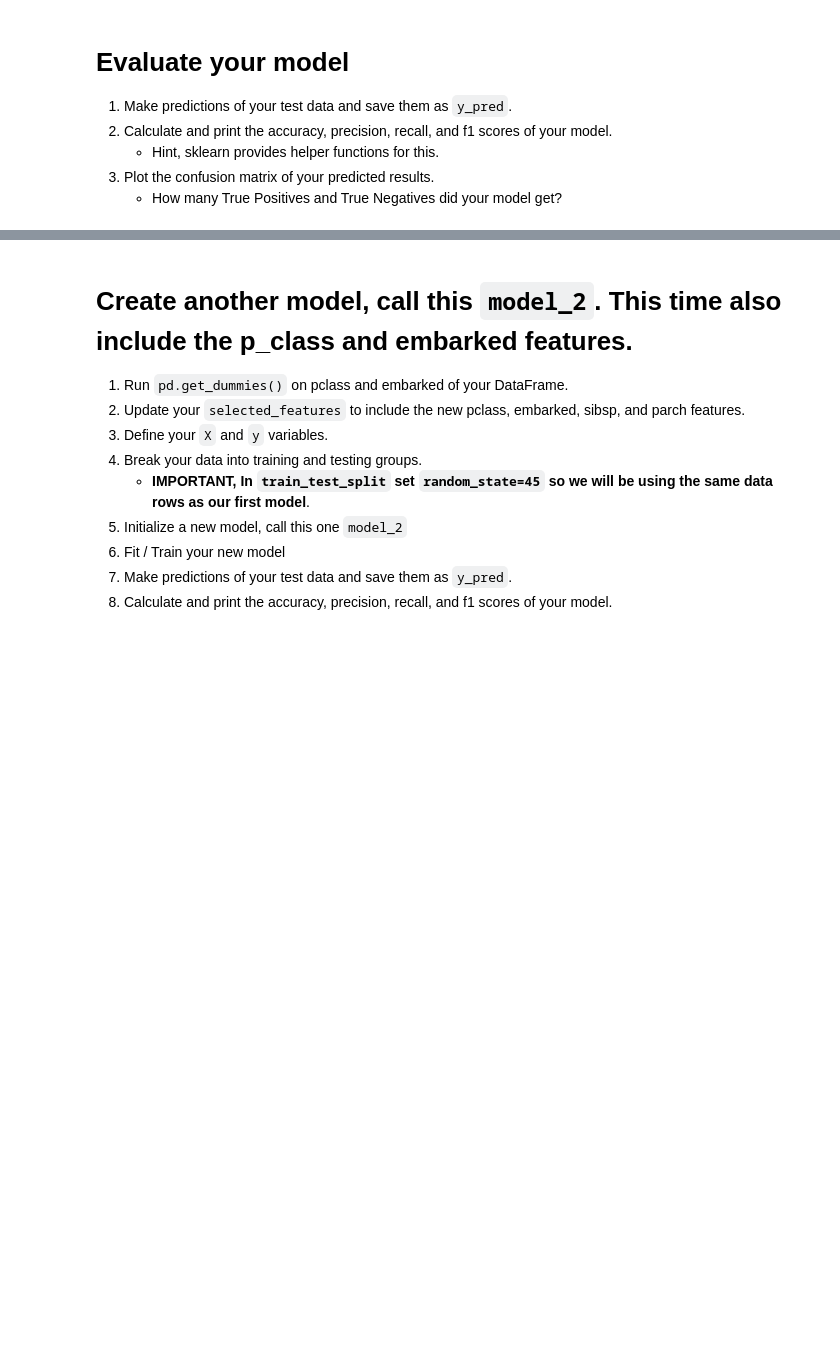
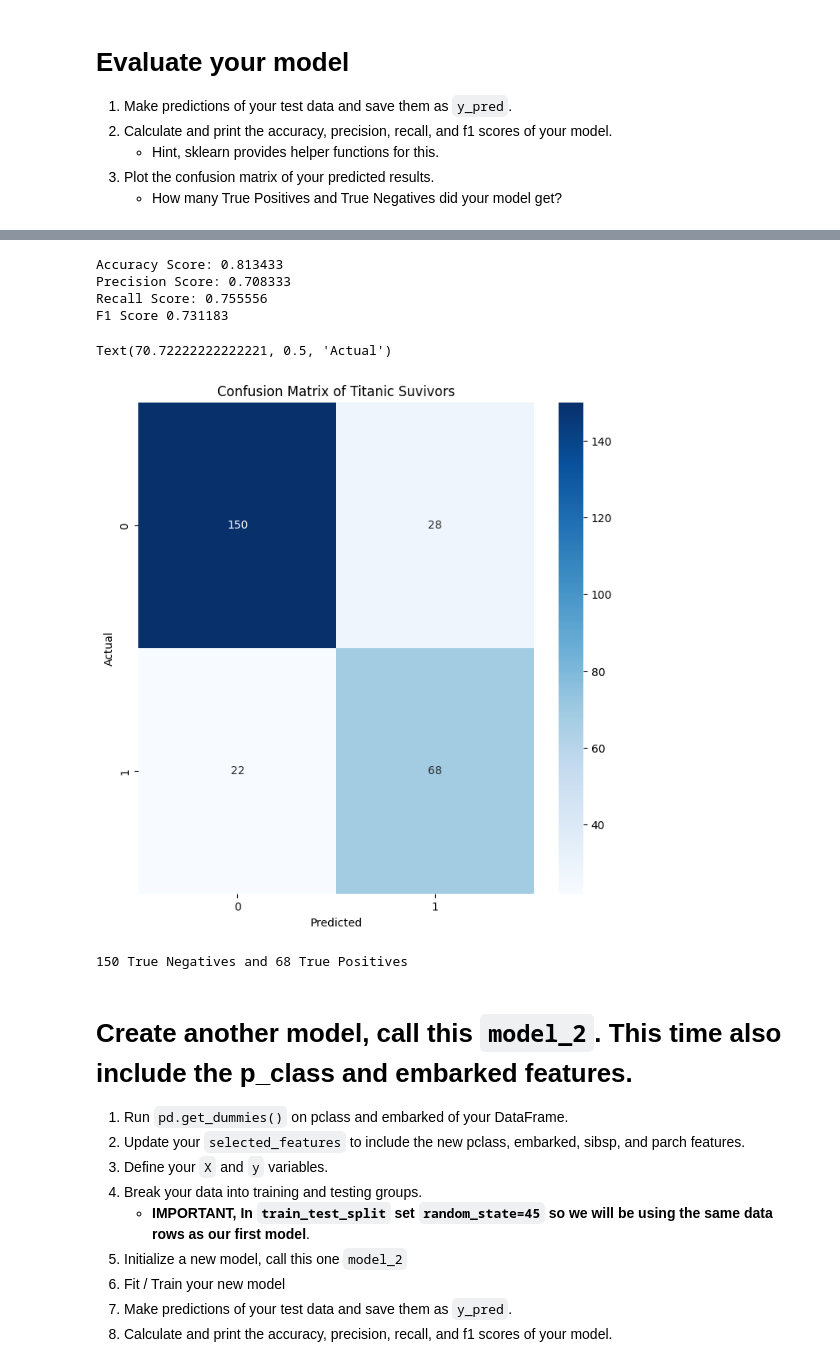
Before and after one commit to DPatel03/my-fork-2024-DS-Fri-1230, a Jupyter notebook: Week-06-Classification/Exercise-DP.ipynb, the cells around one changed output, grey strips where cells are left out. Saved outputs shown, nothing was run; the diff lists cells and outputs as text; code cells hidden in the pictures; blank space fills up the shorter version.

```diff
--- a/Week-06-Classification/Exercise-DP.ipynb
+++ b/Week-06-Classification/Exercise-DP.ipynb
@@ -77,18 +73,19 @@ KeyError: "None of [Index(['sex'], dtype='object')] are in the [columns]"
    * only include use the `fare` and `sex_male` as features for this model.
 # %%
 # Select our features
-selected_features = []
+selected_features = ['fare', 'sex_male']
 
 # Set X to be the features we are going to use.
-X = ???
+X = df[selected_features]
 
 # Set y to be our target variable.
-y = ???
+y = df['survived']
 # %% [markdown]
 # Split our data into the testing and training groups.
 # %%
 # Split our data into testing and training.
-X_train, X_test, y_train, y_test = ???
+X_train, X_test, y_train, y_test = train_test_split(X, y, test_size=0.3, random_state=45)
+
 
 # Print the length and width of our testing data.
 print(X_train.shape, X_test.shape)
@@ -99,6 +98,7 @@ print(X_train.shape, X_test.shape)
 * Predict the values of your testing data
 # %%
 # Initalize our model
-
+model = LogisticRegression()
 
 # Train our model using our training data.
+model.fit(X_train, y_train)
@@ -111,3 +113,6 @@ print(X_train.shape, X_test.shape)
     * How many True Positives and True Negatives did your model get?
 # %%
 # 1. Make predictions of your test data and save them as `y_pred`.
+
+y_pred = model.predict(X_test)
+y_pred
@@ -115,30 +134,48 @@ print(X_train.shape, X_test.shape)
 # 2. Calculate and print the accuracy, precision, recall, and f1 scores of your model.
 
 # Calculate our accuracy
-accuracy = ???
+accuracy = accuracy_score(y_test, y_pred)
 
 # Calculate our precision score
-precision = ???
+precision = precision_score(y_test, y_pred)
 
 # Calculate our recall score
-recall = ???
+recall = recall_score(y_test, y_pred)
 
-f1 = ???
+f1 = f1_score(y_test, y_pred)
 
 # Print each of our scores to inspect performance.
 print("Accuracy Score: %f" % accuracy)
 print("Precision Score: %f" % precision)
 print("Recall Score: %f" % recall)
 print('F1 Score %f' % f1)
+# %% [output]
+Accuracy Score: 0.813433
+Precision Score: 0.708333
+Recall Score: 0.755556
+F1 Score 0.731183
 # %%
 # 1. Plot a confusion matrix of your predicted results.
 import matplotlib.pyplot as plt
+confMtrx = confusion_matrix(y_test, y_pred)
+
+confMtrx = confMtrx.round(2)
 fig = plt.figure(figsize=(8,8))
+ax = sns.heatmap(confMtrx, annot=True, cmap='Blues', fmt='g')
+plt.title("Confusion Matrix of Titanic Suvivors")
 plt.xlabel('Predicted')
-plt.ylabel('Actual');
+plt.ylabel('Actual')
+# %% [output]
+Text(70.72222222222221, 0.5, 'Actual')
+[figure, added]
 # %%
 # How many True Positives and True Negatives did your model get?
-print('??? True Negatives and ??? True Positives')
+
+tn, fp, fn, tp = confusion_matrix(y_test, y_pred).ravel()
+
+print(tn, 'True Negatives and', tp, 'True Positives')
+# %% [output]
+150 True Negatives and 68 True Positives
 # %% [markdown]
 # Create another model, call this `model_2`.  This time also include the p_class and embarked features.
 1. Run `pd.get_dummies()` on pclass and embarked of your DataFrame.
```
Also changed, not shown: parts of 5 cells of this notebook, 1 other file.
